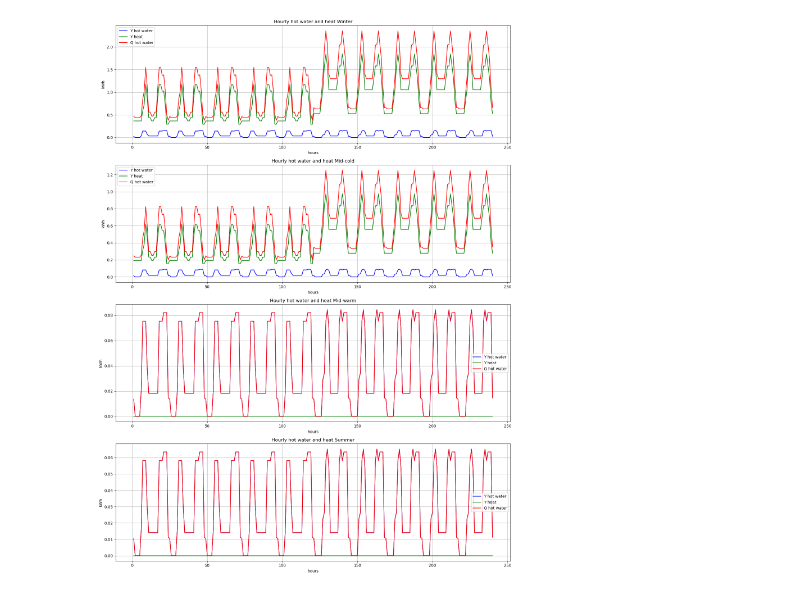
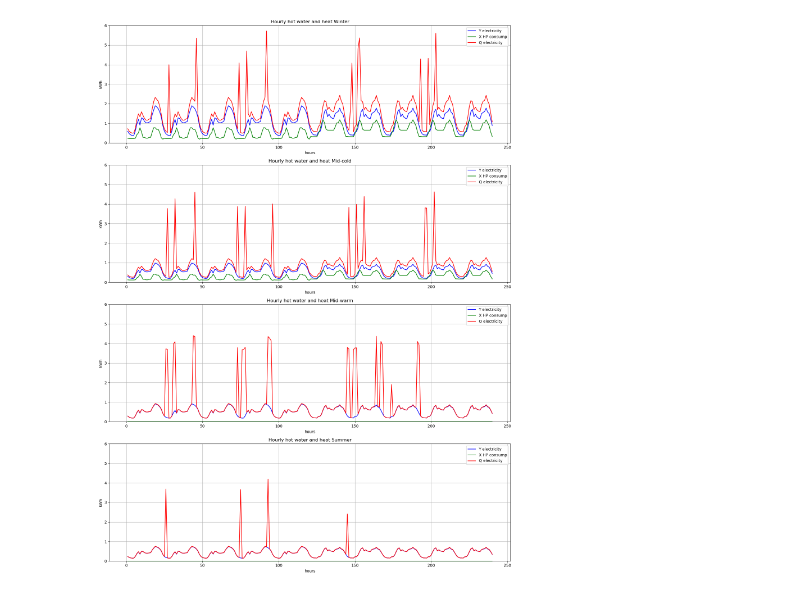
Before and after one commit to CamiCit/pyesm_tesi, a Jupyter notebook: thesis/case1_home/graphs.ipynb, the cells around one changed output. Cells and saved outputs as stored; diff of their text form; code cells hidden in the pictures.

```diff
--- a/thesis/case1_home/graphs.ipynb
+++ b/thesis/case1_home/graphs.ipynb
@@ -43,12 +28,18 @@ def modify_th_names(th_name):
 # %%
 Y['th_names'] = Y['th_names'].apply(modify_th_names)
 Q['th_names'] = Q['th_names'].apply(modify_th_names)
+X['th_names'] = X['th_names'].apply(modify_th_names)
 # %%
 # Raggruppamento dei dati per 'n_names'
-Y_filtered = Y[Y['n_names'] == 'Hot water']
+Y_filtered = Y[Y['n_names'] == 'EE']
 Y_filtered=Y_filtered.iloc[:-1]
-Q_filtered = Q[Q['n_names'] == 'Hot water']
+Q_filtered = Q[Q['n_names'] == 'EE']
 Q_filtered=Q_filtered.iloc[:-1]
+X_hw_filtered = X[X['a_names'] == 'HP heating winter']
+X_hw_filtered=X_hw_filtered.iloc[:-1]
+# %%
+X_filtered=X_hw_filtered.copy()
+X_filtered['values'] = X_hw_filtered['values']*0.5
 # %%
 #Suddivisione in mesi
 Y_filtered.loc[:,'season']=Y_filtered['th_names'].str[-4:-2]
@@ -60,6 +51,11 @@ Q_filtered.loc[:,'season']=Q_filtered['th_names'].str[-4:-2]
 Q_filtered['hour'] = Q_filtered['th_names'].str[1:3].astype(int)
 Q_filtered['day'] = Q_filtered['th_names'].str[-2:].astype(int)
 Q_filtered['time'] = (Q_filtered['day'] - 1) * 24 + Q_filtered['hour']
+
+X_filtered.loc[:,'season']=X_filtered['th_names'].str[-4:-2]
+X_filtered['hour'] = X_filtered['th_names'].str[1:3].astype(int)
+X_filtered['day'] = X_filtered['th_names'].str[-2:].astype(int)
+X_filtered['time'] = (X_filtered['day'] - 1) * 24 + X_filtered['hour']
 # %%
 Yh_filtered = Y[Y['n_names'] == 'Heat']
 Yh_filtered=Yh_filtered.iloc[:-1]
@@ -87,25 +66,26 @@ print(Y_filtered)
 # %%
 seasons = ['wi', 'mc', 'mw', 'su']
 season_names = {'wi': 'Winter', 'mc': 'Mid-cold', 'mw': 'Mid-warm', 'su': 'Summer'}
 # Creazione del grafico
 plt.figure(figsize=(15, 20))
 
 for i, season in enumerate(seasons, 1):
     Y_season = Y_filtered[Y_filtered['season'] == season]
-    Yh_season = Yh_filtered[Yh_filtered['season'] == season]
+    X_season = X_filtered[X_filtered['season'] == season]
     Q_season = Q_filtered[Q_filtered['season'] == season]
 
     plt.subplot(4, 1, i)
-    plt.plot(Y_season['time'], Y_season['values'], label='Y hot water', color='blue')
-    plt.plot(Yh_season['time'], Yh_season['values'], label='Y heat', color='green')
-    plt.plot(Q_season['time'], Q_season['values'], label='Q hot water', color='red')
+    plt.plot(Y_season['time'], Y_season['values'], label='Y electricity', color='blue')
+    plt.plot(X_season['time'], X_season['values'], label='X HP consump', color='green')
+    plt.plot(Q_season['time'], Q_season['values'], label='Q electricity', color='red')
     plt.xlabel('hours')
     plt.ylabel('kWh')
+    plt.ylim(0,6)
     plt.title(f'Hourly hot water and heat {season_names[season]}')
     plt.legend()
     plt.grid(True)
 
 plt.tight_layout()
 plt.show()
 # %% [output]
-[figure, old version]
+[figure, new version]
```
Also changed, not shown: parts of 4 cells of this notebook, 16 other files.
